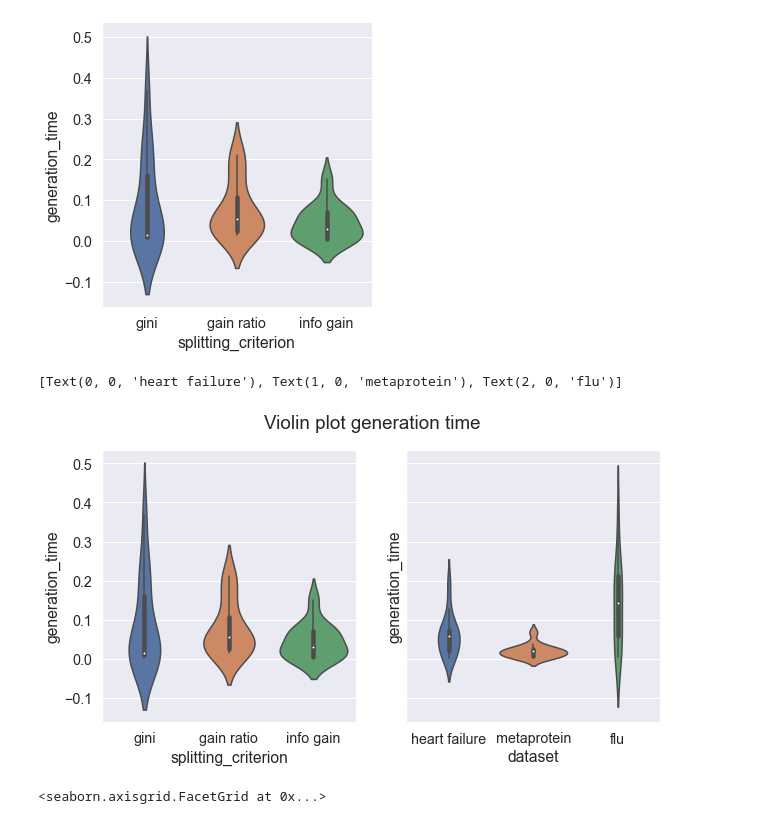
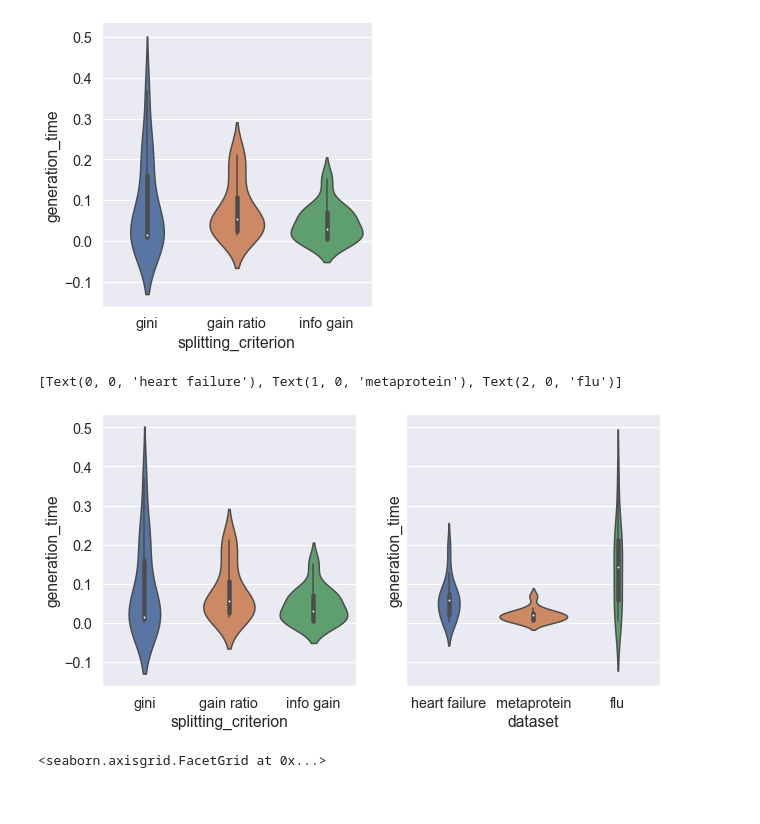
Before and after one commit to clumsyspeedboat/Decision-Tree-Neo4j, a Jupyter notebook: DT Analysis/dt_analysis.ipynb, the cells around one changed output. Drawn from its saved outputs; the diff is of its cells as text; code cells hidden in the pictures.

```diff
--- a/DT Analysis/dt_analysis.ipynb
+++ b/DT Analysis/dt_analysis.ipynb
@@ -102,17 +103,17 @@ sns.catplot(data=df, kind="violin", x="splitting_criterion", y="generation_time"
 [figure]
 # %%
 fig, axes = plt.subplots(1, 2, figsize=(10, 5), sharey=True)
-fig.suptitle('Violin plot generation time')
+#fig.suptitle('Violin plot generation time(in sec)')
 
 sns.violinplot(ax = axes[0], data=df, kind="violin", x="splitting_criterion", y="generation_time")
 #axes[0].set_title("HELLO")
 
 violin2 = sns.violinplot(ax = axes[1], data=df, kind="violin", x="dataset", y="generation_time")
 #axes[1].set_title("world")
 violin2.set_xticklabels(['heart failure','metaprotein','flu'])
 # %% [output]
 [Text(0, 0, 'heart failure'), Text(1, 0, 'metaprotein'), Text(2, 0, 'flu')]
-[figure, old version]
+[figure, new version]
 # %%
 sns.catplot(data=df, kind="violin", x="dataset", y="generation_time")
 # %% [output]
```
Also changed, not shown: parts of 7 cells of this notebook.
